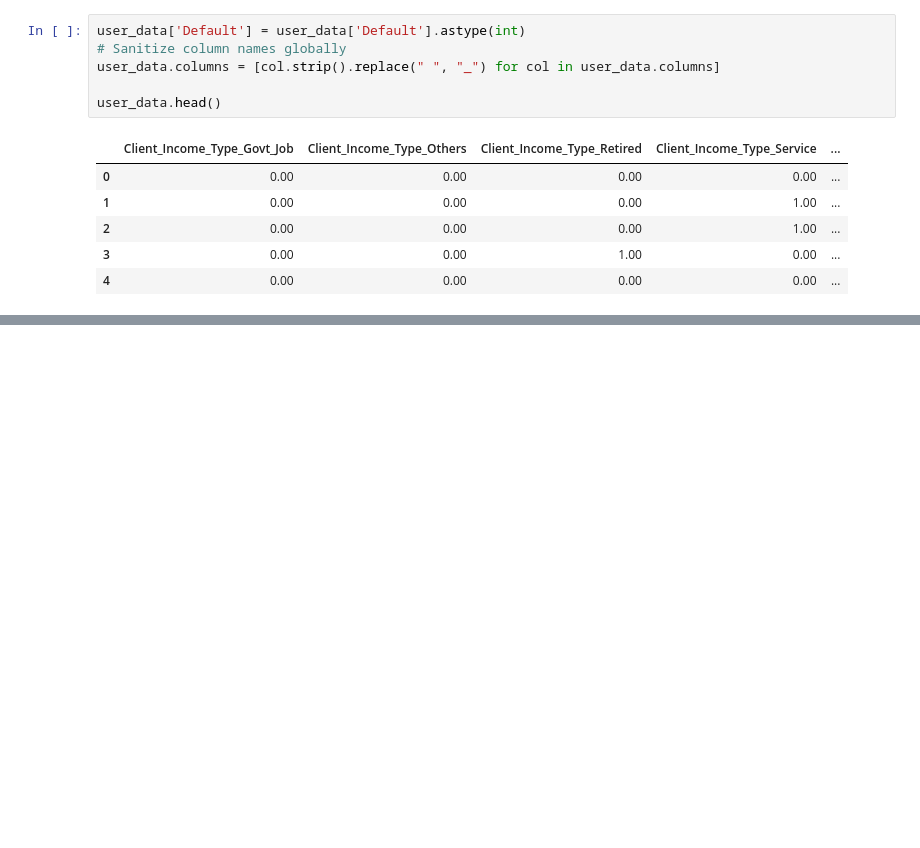
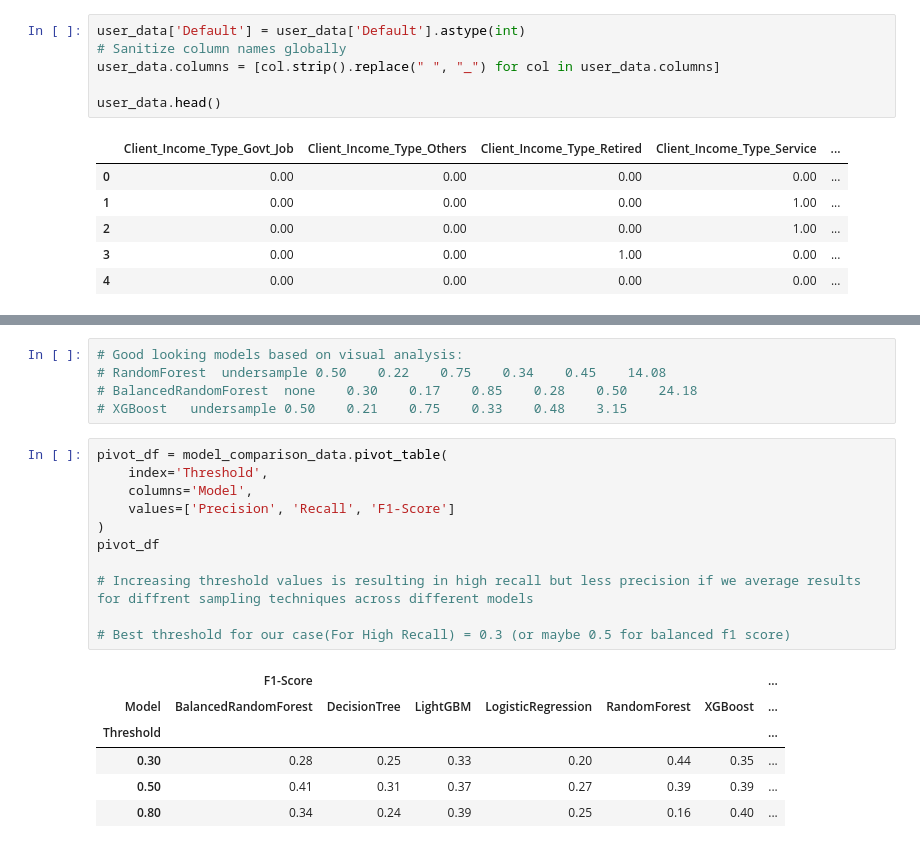
Before and after one commit to Nishant1906/loan-data-analysis, a Jupyter notebook: model-training.ipynb, the cells around one changed output, grey strips where cells are left out. Saved outputs shown, nothing was run; the diff lists cells and outputs as text; blank space fills up the shorter version.

```diff
--- a/model-training.ipynb
+++ b/model-training.ipynb
@@ -301,0 +345,23 @@ You can set `force_col_wise=true` to remove the overhead.
+# %%
+# Good looking models based on visual analysis:
+# RandomForest	undersample	0.50	0.22	0.75	0.34	0.45	14.08
+# BalancedRandomForest	none	0.30	0.17	0.85	0.28	0.50	24.18
+# XGBoost	undersample	0.50	0.21	0.75	0.33	0.48	3.15
+# %%
+pivot_df = model_comparison_data.pivot_table(
+    index='Threshold',
+    columns='Model',
+    values=['Precision', 'Recall', 'F1-Score']
+)
+pivot_df
+
+# Increasing threshold values is resulting in high recall but less precision if we average results for diffrent sampling techniques across different models
+
+# Best threshold for our case(For High Recall) = 0.3 (or maybe 0.5 for balanced f1 score)
+# %% [output]
+|  | F1-Score |  |  |  |  |  | ... |
+| Model | BalancedRandomForest | DecisionTree | LightGBM | LogisticRegression | RandomForest | XGBoost | ... |
+| Threshold |  |  |  |  |  |  | ... |
+| 0.30 | 0.28 | 0.25 | 0.33 | 0.20 | 0.44 | 0.35 | ... |
+| 0.50 | 0.41 | 0.31 | 0.37 | 0.27 | 0.39 | 0.39 | ... |
+| 0.80 | 0.34 | 0.24 | 0.39 | 0.25 | 0.16 | 0.40 | ... |
```
Also changed, not shown: parts of 15 cells of this notebook.
